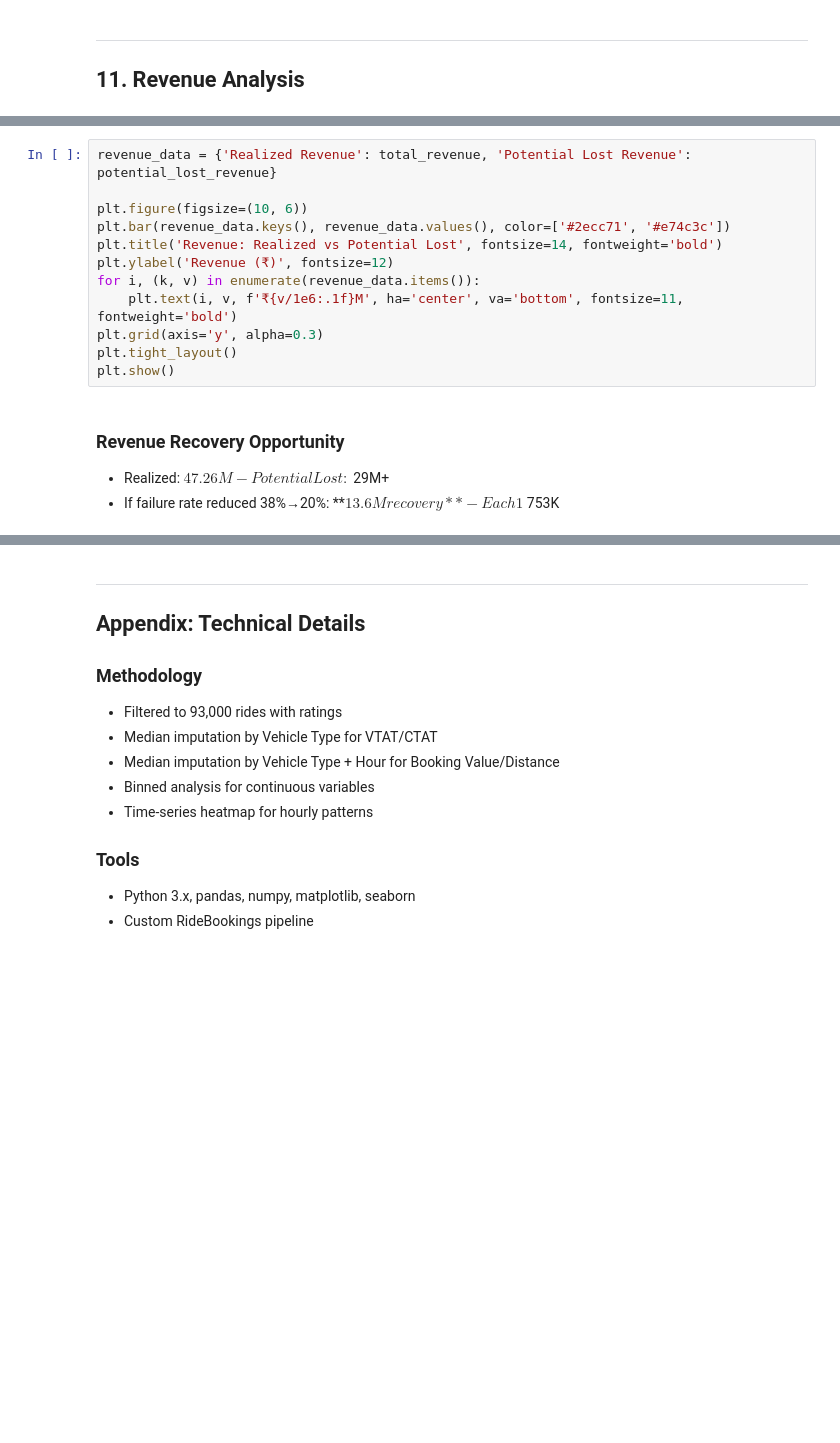
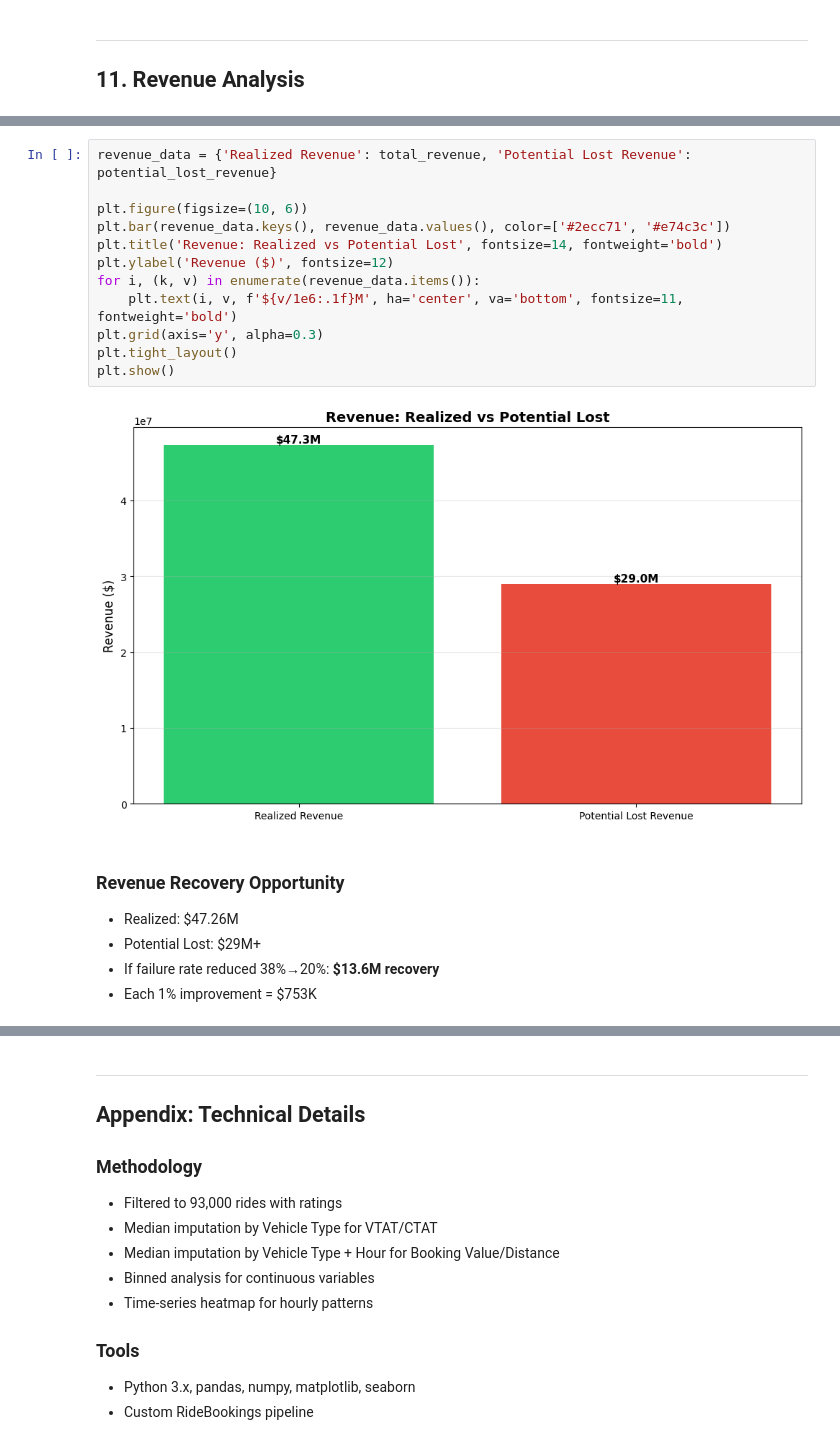
Before and after one commit to Loutimi/ride-bookings, a Jupyter notebook: ride_booking_analysis.ipynb, the cells around one changed output, grey strips where cells are left out. Cells and saved outputs as stored; diff of their text form; blank space fills up the shorter version.

Commit message:
Modify ride_booking_analysis.ipynb to add proper currency sign to revenue analysis

```diff
--- a/ride_booking_analysis.ipynb
+++ b/ride_booking_analysis.ipynb
@@ -300,21 +474,23 @@ print(f"Revenue Recovery: ₹{(failed_bookings * 0.47 * avg_booking_value):,.0f}
 # %%
 revenue_data = {'Realized Revenue': total_revenue, 'Potential Lost Revenue': potential_lost_revenue}
 
 plt.figure(figsize=(10, 6))
 plt.bar(revenue_data.keys(), revenue_data.values(), color=['#2ecc71', '#e74c3c'])
 plt.title('Revenue: Realized vs Potential Lost', fontsize=14, fontweight='bold')
-plt.ylabel('Revenue (₹)', fontsize=12)
+plt.ylabel('Revenue ($)', fontsize=12)
 for i, (k, v) in enumerate(revenue_data.items()):
-    plt.text(i, v, f'₹{v/1e6:.1f}M', ha='center', va='bottom', fontsize=11, fontweight='bold')
+    plt.text(i, v, f'${v/1e6:.1f}M', ha='center', va='bottom', fontsize=11, fontweight='bold')
 plt.grid(axis='y', alpha=0.3)
 plt.tight_layout()
 plt.show()
+# %% [output]
+[figure, added]
 # %% [markdown]
 ### Revenue Recovery Opportunity
-- Realized: $47.26M
-- Potential Lost: $29M+
-- If failure rate reduced 38%→20%: **$13.6M recovery**
-- Each 1% improvement = $753K
+- Realized: \$47.26M
+- Potential Lost: \$29M+
+- If failure rate reduced 38%→20%: **\$13.6M recovery**
+- Each 1% improvement = \$753K
 # %% [markdown]
 ---
 ## 12. Conclusions & Recommendations
```
Also changed, not shown: parts of 25 cells of this notebook.
